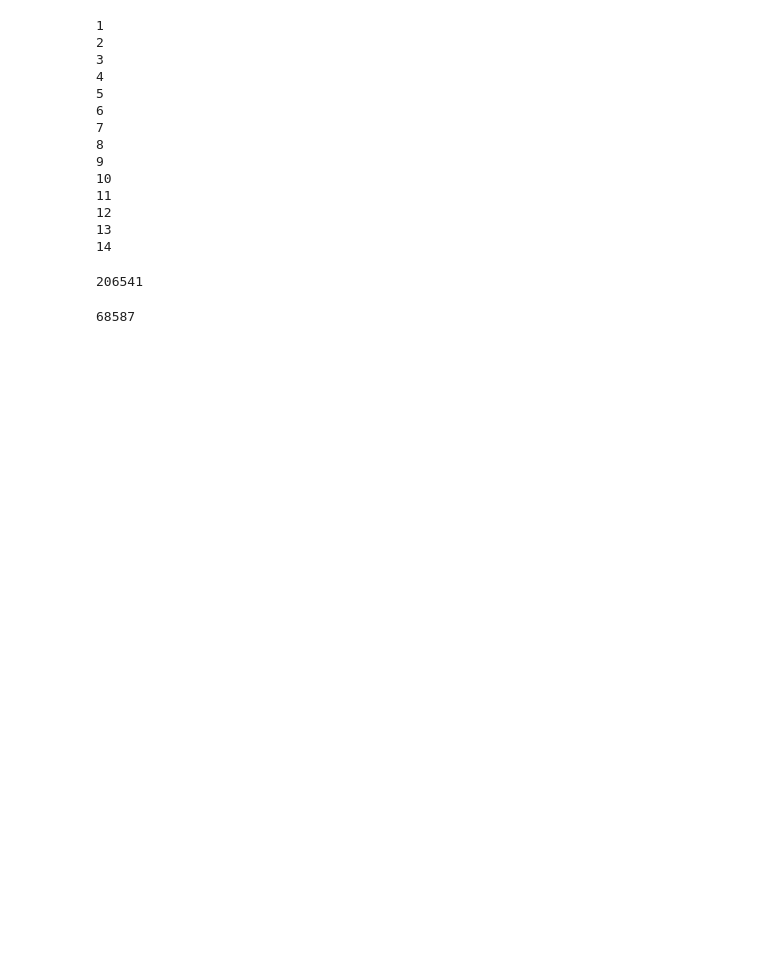
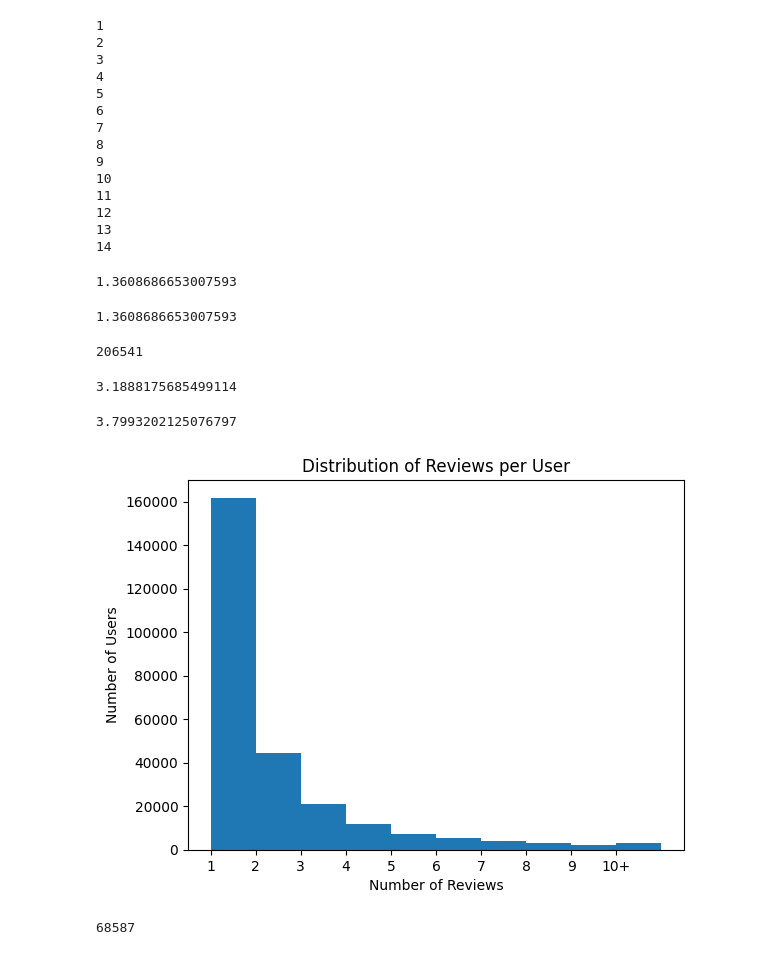
Before and after one commit to ShaanGil1/FlavorFriend, a Jupyter notebook: data_cleaning.ipynb, the cells around one changed output. Cells and saved outputs as stored; diff of their text form; code cells hidden in the pictures; blank space fills up the shorter version.

```diff
--- a/data_cleaning.ipynb
+++ b/data_cleaning.ipynb
@@ -195,18 +195,33 @@ for filename in os.listdir(folder_path):
 import os
 import numpy as np
 import pandas as pd
+
 users_dict = {}
+stars_sum = 0
+stars = None
 folder_path = 'D:/FlavorFriend/yelp_dataset/PA_reviews/'
 
 for filename in os.listdir(folder_path):
     file_path = os.path.join(folder_path, filename)
     if os.path.isfile(file_path):
         df = pd.read_csv(file_path)
+        if stars is None:
+            stars = list(df["stars"])
+        else:
+            stars.extend(list(df["stars"]))
+        stars_sum += df['stars'].sum()
         for user_id in df["user_id"]:
             if user_id in users_dict:
                 users_dict[user_id] += 1
             else:
                 users_dict[user_id] = 1
+# %% [output]
+1.3608686653007593
+# %%
+std_dev = np.std(stars)
+std_dev
+# %% [output]
+1.3608686653007593
 # %%
 users_to_remove = []
 for id, value in users_dict.items():
@@ -215,6 +230,39 @@ for id, value in users_dict.items():
 len(users_to_remove)
 # %% [output]
 206541
+# %%
+count=0
+sum = 0
+for id, value in users_dict.items():
+    count+=1
+    sum+=value
+
+sum/count
+# %% [output]
+3.1888175685499114
+# %%
+stars_sum/sum
+# %% [output]
+3.7993202125076797
+# %%
+import matplotlib.pyplot as plt
+
+review_counts = users_dict.values()
+bins = [1, 2, 3, 4, 5, 6, 7, 8, 9, 10, 11]
+plt.hist(review_counts, bins=bins)
+plt.xlabel('Number of Reviews')
+plt.ylabel('Number of Users')
+plt.title('Distribution of Reviews per User')
+
+plt.xticks(bins[:-1])
+bin_labels = [f'{bins[i]}' for i in range(len(bins)-1)]
+bin_labels[-1] = '10+'
+plt.xticks(bins[:-1], bin_labels)
+
+# Display the plot
+plt.show()
+# %% [output]
+[figure, added]
 # %%
 users_to_keep = []
 for id, value in users_dict.items():
```
Also changed, not shown: parts of 6 cells of this notebook.
